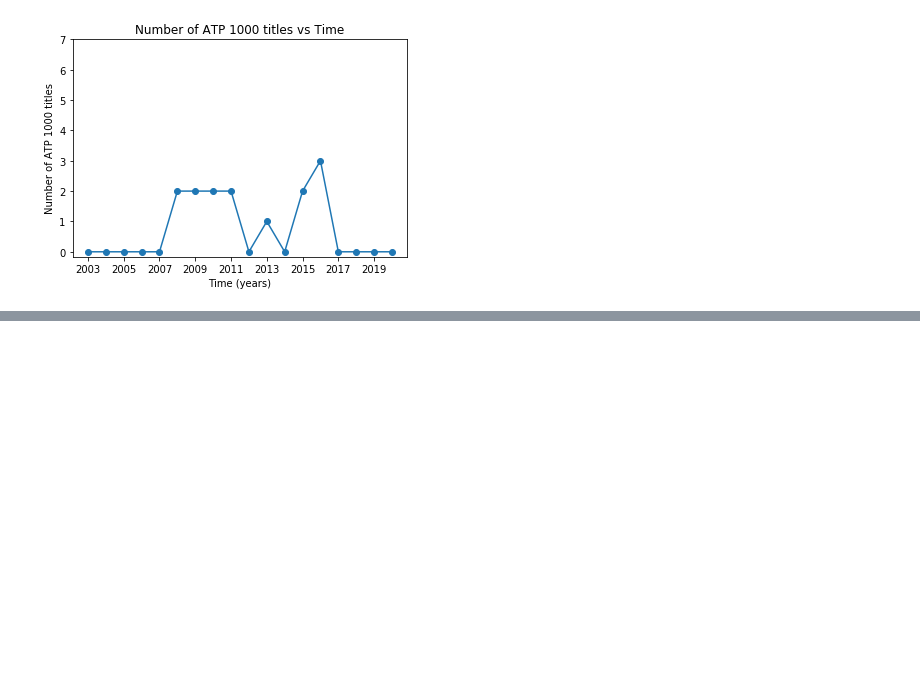
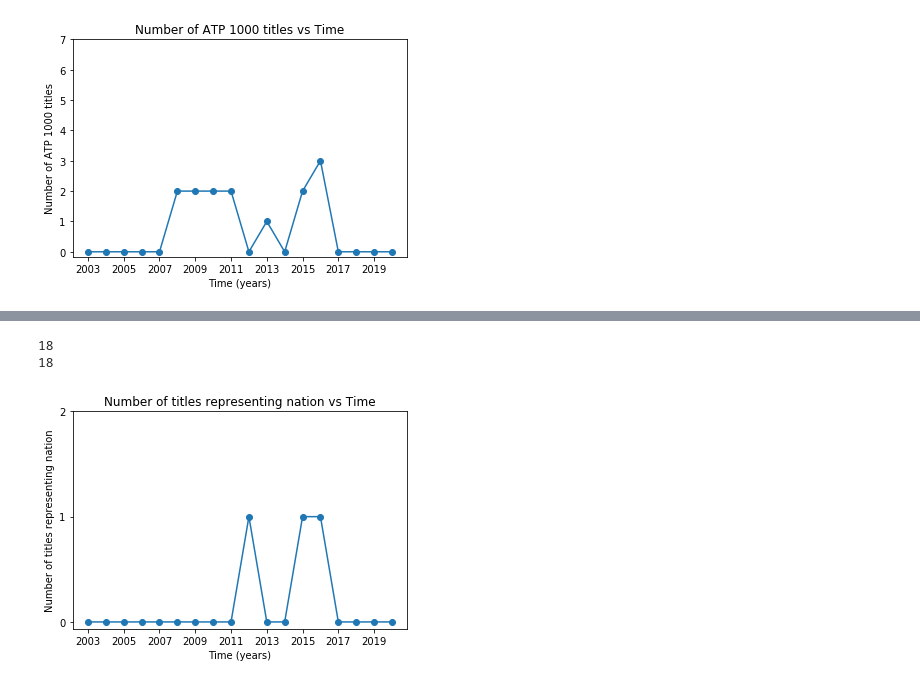
Before and after one commit to pavpanda/tennis-players-analysis, a Jupyter notebook: murray_data_analysis.ipynb, the cells around one changed output, grey strips where cells are left out. Saved outputs shown, nothing was run; the diff lists cells and outputs as text; code cells hidden in the pictures; blank space fills up the shorter version.

```diff
--- a/murray_data_analysis.ipynb
+++ b/murray_data_analysis.ipynb
@@ -62,0 +62,6 @@ ValueError: x and y must be the same size
+# %%
+plot_row(df, "National representation", False, True, 2003, 2020, "Number of titles representing nation vs Time", "Time (years)", "Number of titles representing nation", "murraynation.png", True, [0,2])
+# %% [output]
+18
+18
+[figure, added]
```
Also changed, not shown: parts of 3 cells of this notebook, 8 other files.
